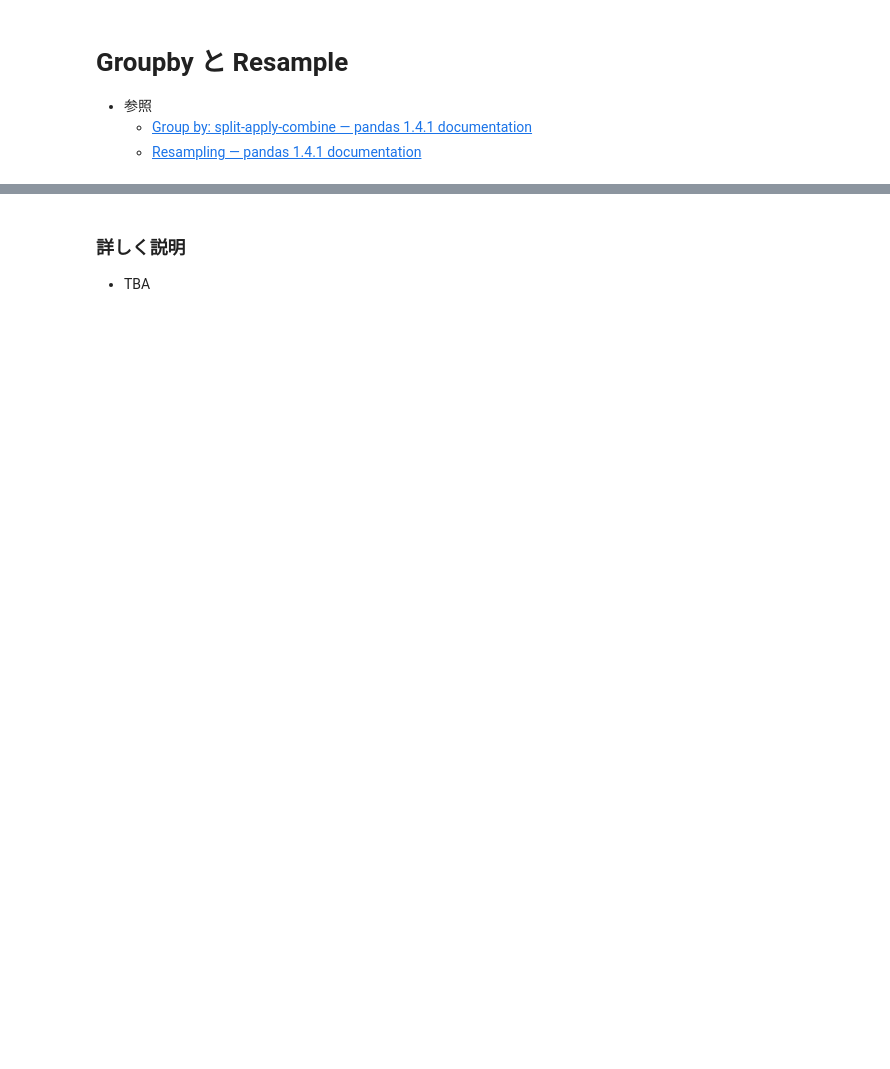
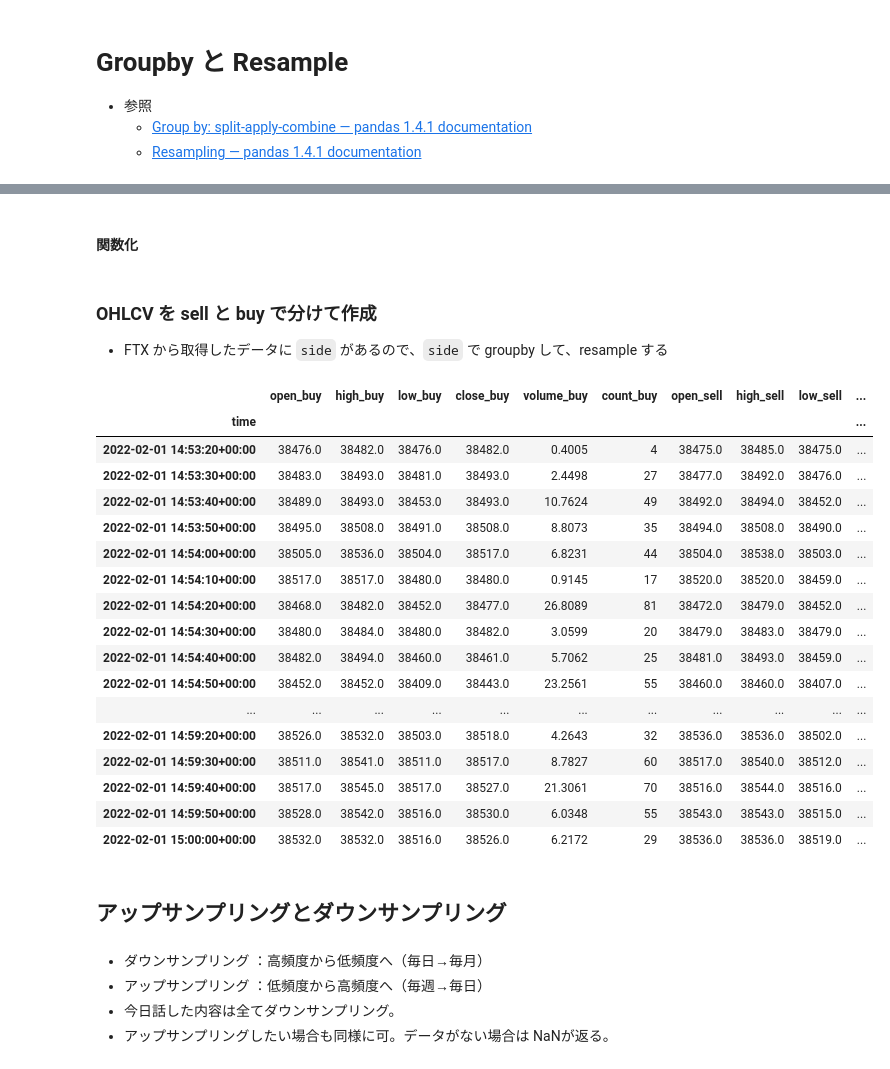
Before and after one commit to fin-py/botter4pandas, a Jupyter notebook: resample.ipynb, the cells around one changed output, grey strips where cells are left out. Drawn from its saved outputs; the diff is of its cells as text; code cells hidden in the pictures; blank space fills up the shorter version.

```diff
--- a/resample.ipynb
+++ b/resample.ipynb
@@ -111,0 +391,3 @@ df
+# %%
+df_ohlc["count"] = df_resampled["id"].count()
+df_ohlc
@@ -112,10 +404,50 @@ df
+# %% [markdown]
+#### 関数化
 # %%
-# まずは dataframe の resample メソッドを使って、Resampler object を作成
-df_resampled = df.resample("1min", label="right")
-df_ohlc = df_resampled["price"].ohlc()
-df_ohlc["volume"] = df_resampled["size"].sum()
-df_ohlc
+def generate_ohlcv(df_resampled):
+    df_ohlc = df_resampled["price"].ohlc()
+    df_ohlc["volume"] = df_resampled["size"].sum()
+    df_ohlc["count"] = df_resampled["id"].count()
+    return df_ohlc
-# %% [markdown]
-### 詳しく説明
-
-- TBA
+# %% [markdown]
+### OHLCV を sell と buy で分けて作成
+- FTX から取得したデータに `side` があるので、`side` で groupby して、resample する
+# %%
+rule = "10s"
+df_buy_resampled = df.groupby("side").get_group("buy").resample(rule, label="right")
+df_sell_resampled = df.groupby("side").get_group("sell").resample(rule, label="right")
+df_buy = generate_ohlcv(df_buy_resampled)
+df_sell = generate_ohlcv(df_sell_resampled)
+# %%
+# コラム名をリネーム
+df_buy.rename(columns={c:f"{c}_buy" for c in df_buy.columns}, inplace=True)
+df_sell.rename(columns={c:f"{c}_sell" for c in df_sell.columns}, inplace=True)
+# %%
+# DataFrame のConcat
+pd.concat([df_buy,df_sell], axis=1)
+# %% [output]
+|  | open_buy | high_buy | low_buy | close_buy | volume_buy | count_buy | open_sell | high_sell | low_sell | ... |
+| time |  |  |  |  |  |  |  |  |  | ... |
+| 2022-02-01 14:53:20+00:00 | 38476.0 | 38482.0 | 38476.0 | 38482.0 | 0.4005 | 4 | 38475.0 | 38485.0 | 38475.0 | ... |
+| 2022-02-01 14:53:30+00:00 | 38483.0 | 38493.0 | 38481.0 | 38493.0 | 2.4498 | 27 | 38477.0 | 38492.0 | 38476.0 | ... |
+| 2022-02-01 14:53:40+00:00 | 38489.0 | 38493.0 | 38453.0 | 38493.0 | 10.7624 | 49 | 38492.0 | 38494.0 | 38452.0 | ... |
+| 2022-02-01 14:53:50+00:00 | 38495.0 | 38508.0 | 38491.0 | 38508.0 | 8.8073 | 35 | 38494.0 | 38508.0 | 38490.0 | ... |
+| 2022-02-01 14:54:00+00:00 | 38505.0 | 38536.0 | 38504.0 | 38517.0 | 6.8231 | 44 | 38504.0 | 38538.0 | 38503.0 | ... |
+| 2022-02-01 14:54:10+00:00 | 38517.0 | 38517.0 | 38480.0 | 38480.0 | 0.9145 | 17 | 38520.0 | 38520.0 | 38459.0 | ... |
+| 2022-02-01 14:54:20+00:00 | 38468.0 | 38482.0 | 38452.0 | 38477.0 | 26.8089 | 81 | 38472.0 | 38479.0 | 38452.0 | ... |
+| 2022-02-01 14:54:30+00:00 | 38480.0 | 38484.0 | 38480.0 | 38482.0 | 3.0599 | 20 | 38479.0 | 38483.0 | 38479.0 | ... |
+| 2022-02-01 14:54:40+00:00 | 38482.0 | 38494.0 | 38460.0 | 38461.0 | 5.7062 | 25 | 38481.0 | 38493.0 | 38459.0 | ... |
+| 2022-02-01 14:54:50+00:00 | 38452.0 | 38452.0 | 38409.0 | 38443.0 | 23.2561 | 55 | 38460.0 | 38460.0 | 38407.0 | ... |
+| ... | ... | ... | ... | ... | ... | ... | ... | ... | ... | ... |
+| 2022-02-01 14:59:20+00:00 | 38526.0 | 38532.0 | 38503.0 | 38518.0 | 4.2643 | 32 | 38536.0 | 38536.0 | 38502.0 | ... |
+| 2022-02-01 14:59:30+00:00 | 38511.0 | 38541.0 | 38511.0 | 38517.0 | 8.7827 | 60 | 38517.0 | 38540.0 | 38512.0 | ... |
+| 2022-02-01 14:59:40+00:00 | 38517.0 | 38545.0 | 38517.0 | 38527.0 | 21.3061 | 70 | 38516.0 | 38544.0 | 38516.0 | ... |
+| 2022-02-01 14:59:50+00:00 | 38528.0 | 38542.0 | 38516.0 | 38530.0 | 6.0348 | 55 | 38543.0 | 38543.0 | 38515.0 | ... |
+| 2022-02-01 15:00:00+00:00 | 38532.0 | 38532.0 | 38516.0 | 38526.0 | 6.2172 | 29 | 38536.0 | 38536.0 | 38519.0 | ... |
+# %% [markdown]
+## アップサンプリングとダウンサンプリング
+# %% [markdown]
+- ダウンサンプリング ：高頻度から低頻度へ（毎日→毎月）
+- アップサンプリング ：低頻度から高頻度へ（毎週→毎日）
+- 今日話した内容は全てダウンサンプリング。
+- アップサンプリングしたい場合も同様に可。データがない場合は NaNが返る。
```
Also changed, not shown: parts of 40 cells of this notebook.
